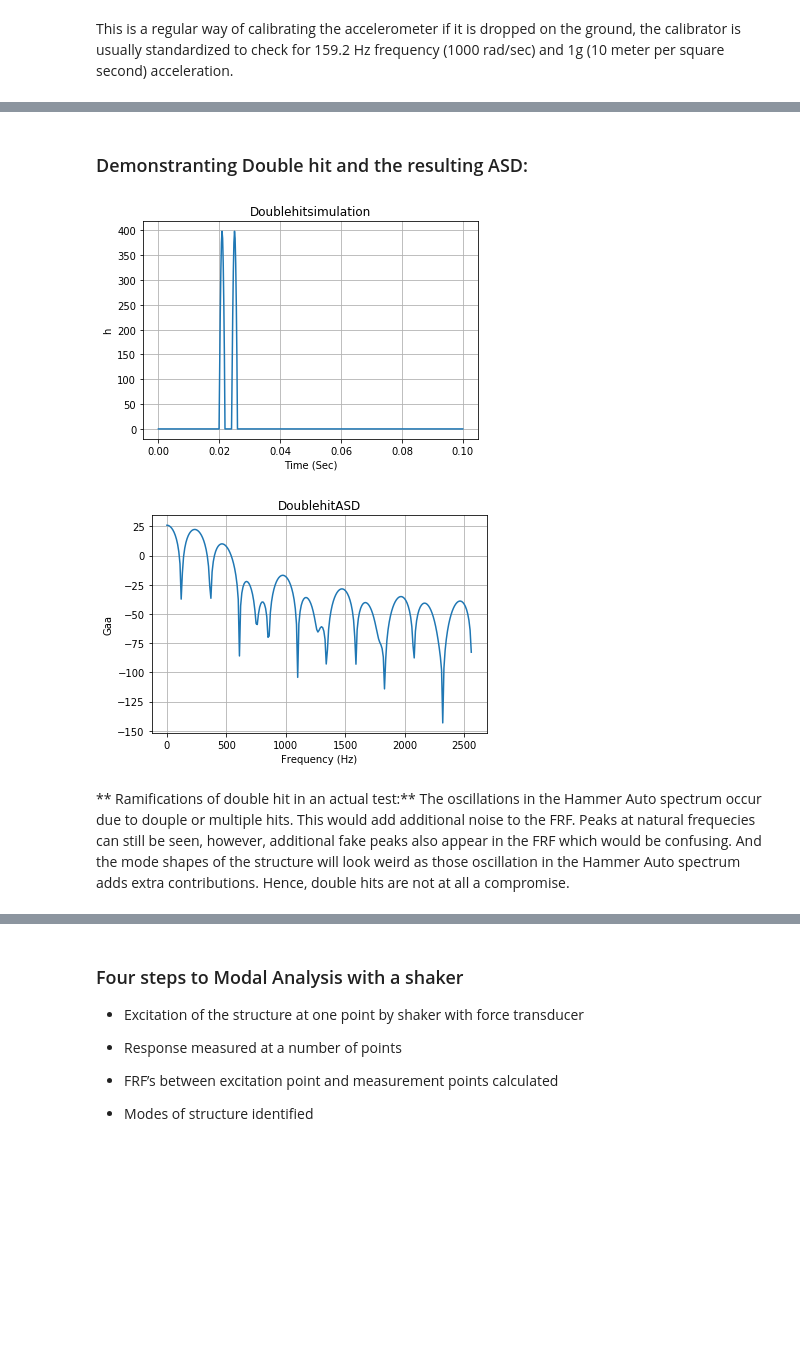
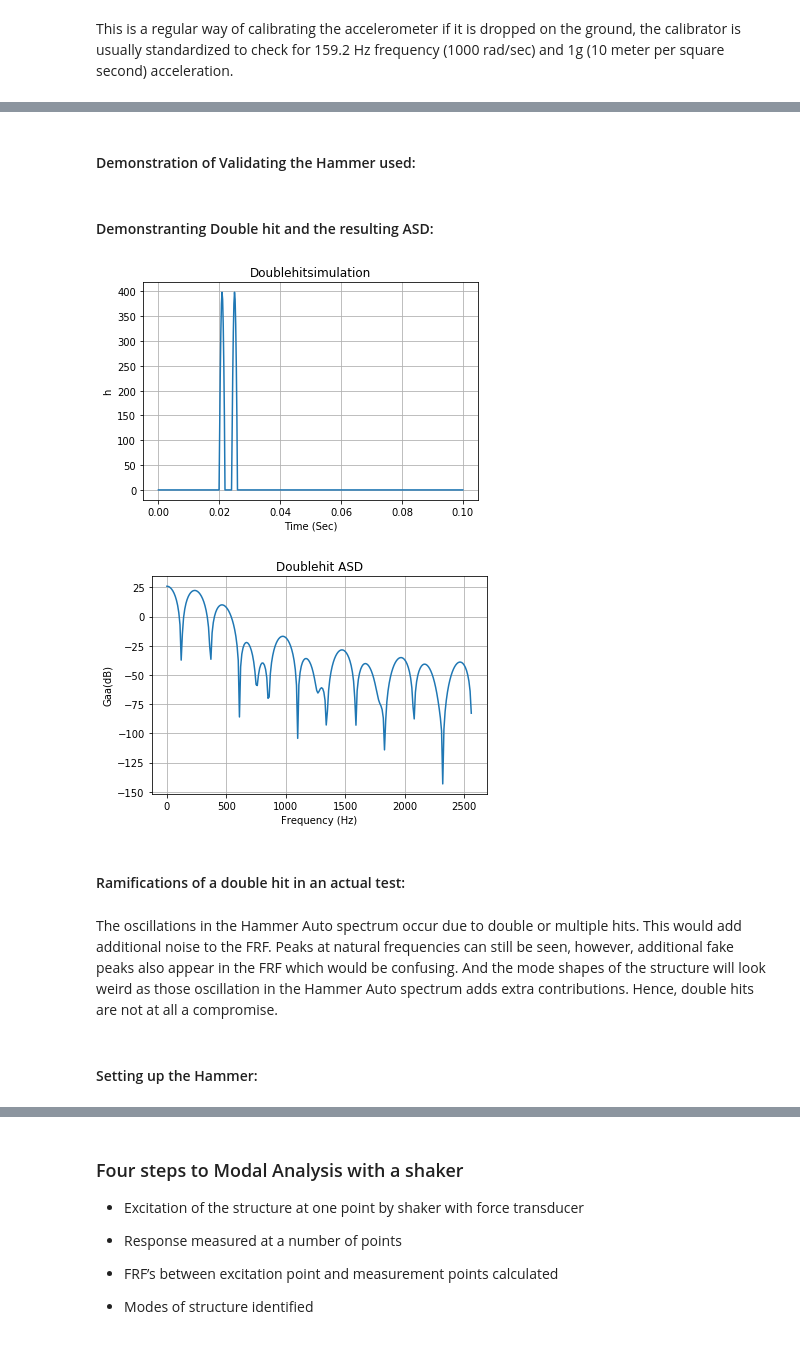
Before and after one commit to josephcslater/MAC_and_Modalupdating, a Jupyter notebook: MAC_JupyterNotebook/MACandModelCorrection.ipynb, the cells around one changed output, grey strips where cells are left out. Saved outputs shown, nothing was run; the diff lists cells and outputs as text; code cells hidden in the pictures; blank space fills up the shorter version.

```diff
--- a/MAC_JupyterNotebook/MACandModelCorrection.ipynb
+++ b/MAC_JupyterNotebook/MACandModelCorrection.ipynb
@@ -308,32 +329,38 @@ plt.show()
+# %% [markdown]
+#### Demonstration of Validating the Hammer used:
 # %% [markdown]
-### Demonstranting Double hit and the resulting ASD:
+#### Demonstranting Double hit and the resulting ASD:
 # %%
 time= np.linspace(0,0.1,513).reshape(1,-1)
 force= vt.hammer_impulse(time,imp_time=0.02,imp_duration=0.002,doublehit=True,dh_delta=0.04)
 fig=plt.figure()
 plt.title('Doublehitsimulation')
 plt.plot(time.T, force.T)
 plt.xlabel('Time (Sec)')
 plt.ylabel('h')
 plt.grid()
 plt.legend()
 plt.show()
 
 [freq,Pff]=vt.asd(force,time,windowname="none")
 freq= freq.reshape(1,257)
 
 fig=plt.figure()
-plt.title('DoublehitASD')
+plt.title('Doublehit ASD')
 plt.plot(freq.T, 20*np.log10(abs(Pff.T)))
 plt.xlabel('Frequency (Hz)')
-plt.ylabel('Gaa')
+plt.ylabel('Gaa(dB)')
 plt.grid()
 plt.legend()
 plt.show()
 # %% [output]
 [figure]
-[figure, old version]
+[figure, new version]
+# %% [markdown]
+#### Ramifications of a double hit in an actual test:
 # %% [markdown]
-** Ramifications of double hit in an actual test:**
-The oscillations in the Hammer Auto spectrum occur due to douple or multiple hits. This would add additional noise to the FRF. Peaks at natural frequecies can still be seen, however, additional fake peaks also appear in the FRF which would be confusing. And the mode shapes of the structure will look weird as those oscillation in the Hammer Auto spectrum adds extra contributions. Hence, double hits are not at all a compromise.
+
+The oscillations in the Hammer Auto spectrum occur due to double or multiple hits. This would add additional noise to the FRF. Peaks at natural frequencies can still be seen, however, additional fake peaks also appear in the FRF which would be confusing. And the mode shapes of the structure will look weird as those oscillation in the Hammer Auto spectrum adds extra contributions. Hence, double hits are not at all a compromise.
+# %% [markdown]
+#### Setting up the Hammer:
 # %% [markdown]
```
Also changed, not shown: parts of 13 cells of this notebook.
